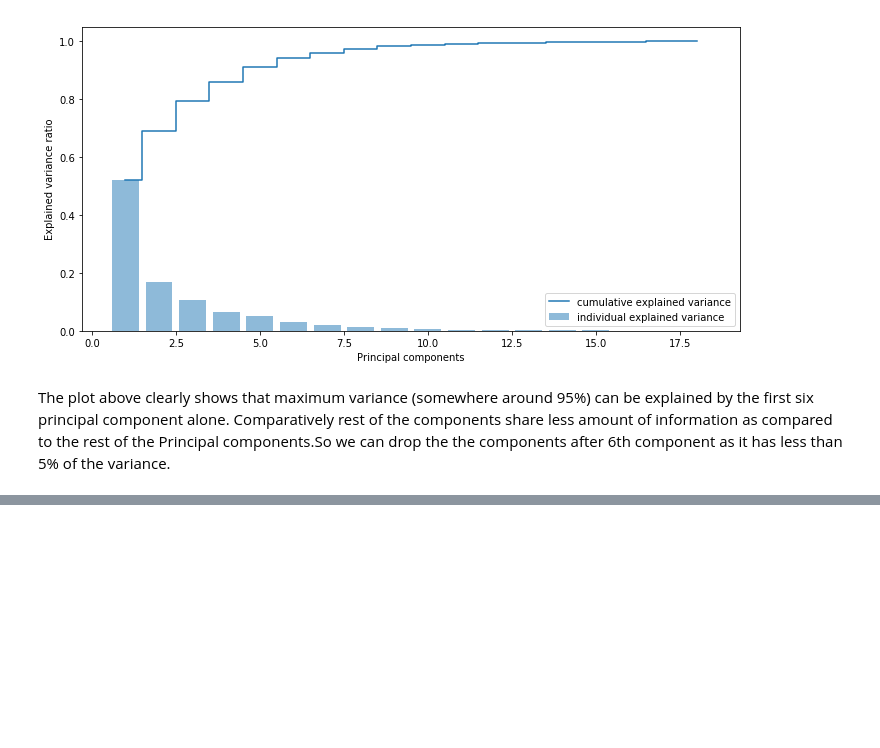
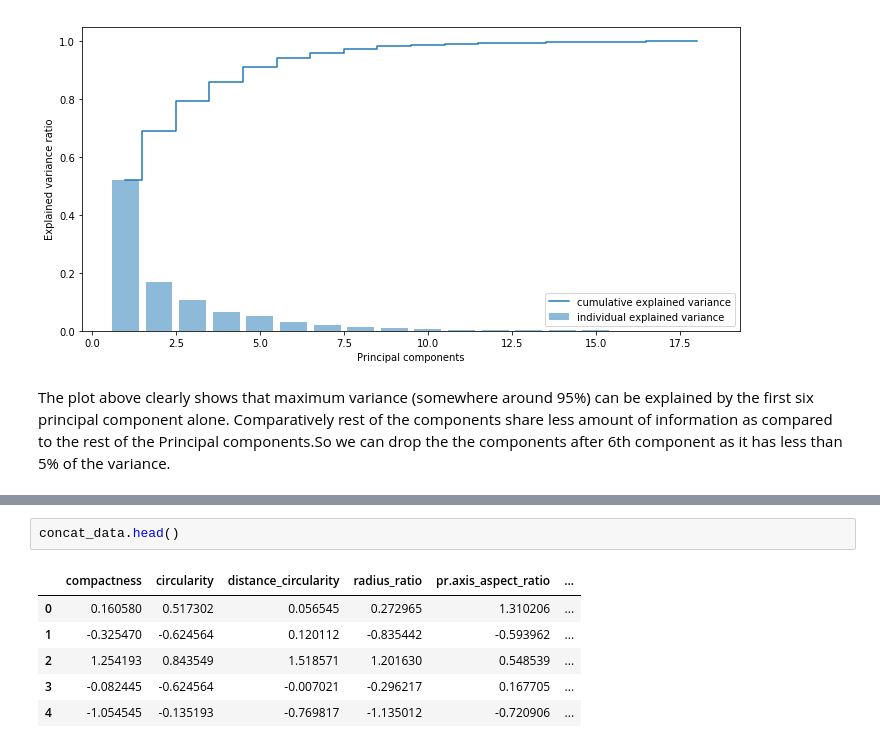
Before and after one commit to GreatLearningAIML1/bangalore-feb-batch-obulirajs, a Jupyter notebook: Unsupervised Learning_R5_Project2.ipynb, the cells around one changed output, grey strips where cells are left out. Saved outputs shown, nothing was run; the diff lists cells and outputs as text; blank space fills up the shorter version.

```diff
--- a/Unsupervised Learning_R5_Project2.ipynb
+++ b/Unsupervised Learning_R5_Project2.ipynb
@@ -479,0 +590,9 @@ Proj_data_2D = np.dot(X_std,P_reduce.T)   # projecting original data into princi
+# %%
+concat_data.head()
+# %% [output]
+|  | compactness | circularity | distance_circularity | radius_ratio | pr.axis_aspect_ratio | ... |
+| 0 | 0.160580 | 0.517302 | 0.056545 | 0.272965 | 1.310206 | ... |
+| 1 | -0.325470 | -0.624564 | 0.120112 | -0.835442 | -0.593962 | ... |
+| 2 | 1.254193 | 0.843549 | 1.518571 | 1.201630 | 0.548539 | ... |
+| 3 | -0.082445 | -0.624564 | -0.007021 | -0.296217 | 0.167705 | ... |
+| 4 | -1.054545 | -0.135193 | -0.769817 | -1.135012 | -0.720906 | ... |
```
Also changed, not shown: parts of 25 cells of this notebook.
